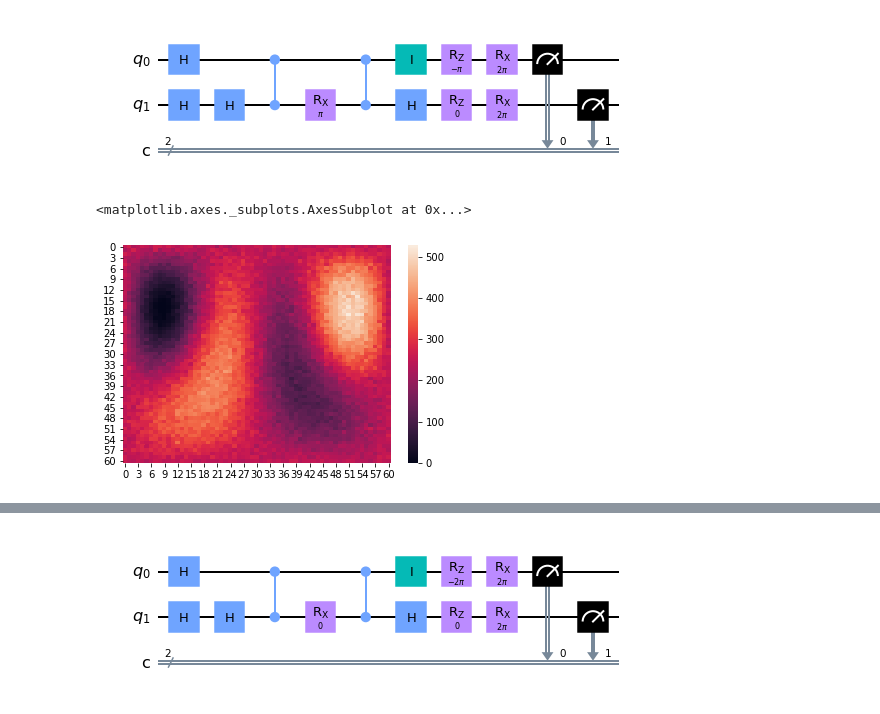
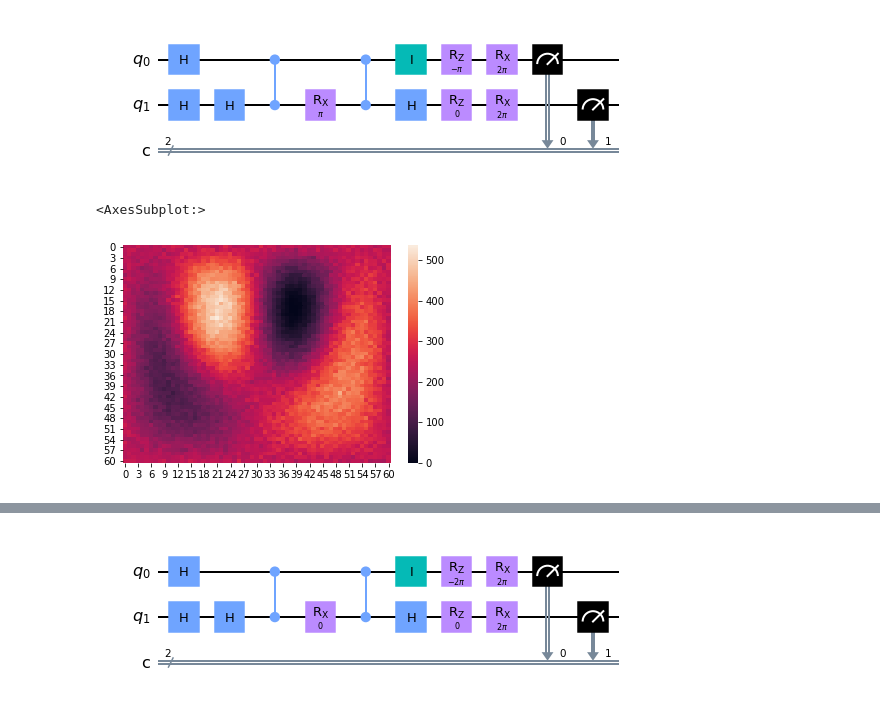
Before and after one commit to kosakhro/QAOA-for-exact-cover, a Jupyter notebook: qaoa_test.ipynb, the cells around one changed output, grey strips where cells are left out. Drawn from its saved outputs; the diff is of its cells as text; code cells hidden in the pictures.

```diff
--- a/qaoa_test.ipynb
+++ b/qaoa_test.ipynb
@@ -71,10 +58,10 @@ qc.draw(output='mpl')
 [figure]
 # %%
 # Making a heatmap plot
-sns.heatmap(resA[:, :, 0] * 0 + resA[:, :, 1] * 0 + resA[:, :, 2] + resA[:, :, 3] * 0)
+sns.heatmap(resA[:, :, 0]*0  + resA[:, :, 1]  + resA[:, :, 2]*0  + resA[:, :, 3]*0 )
 # %% [output]
-<matplotlib.axes._subplots.AxesSubplot at 0x...>
+<AxesSubplot:>
-[figure, old version]
+[figure, new version]
 # %%
 # Initializing the variables for B.
 J = 0
```
Also changed, not shown: parts of 10 cells of this notebook.
